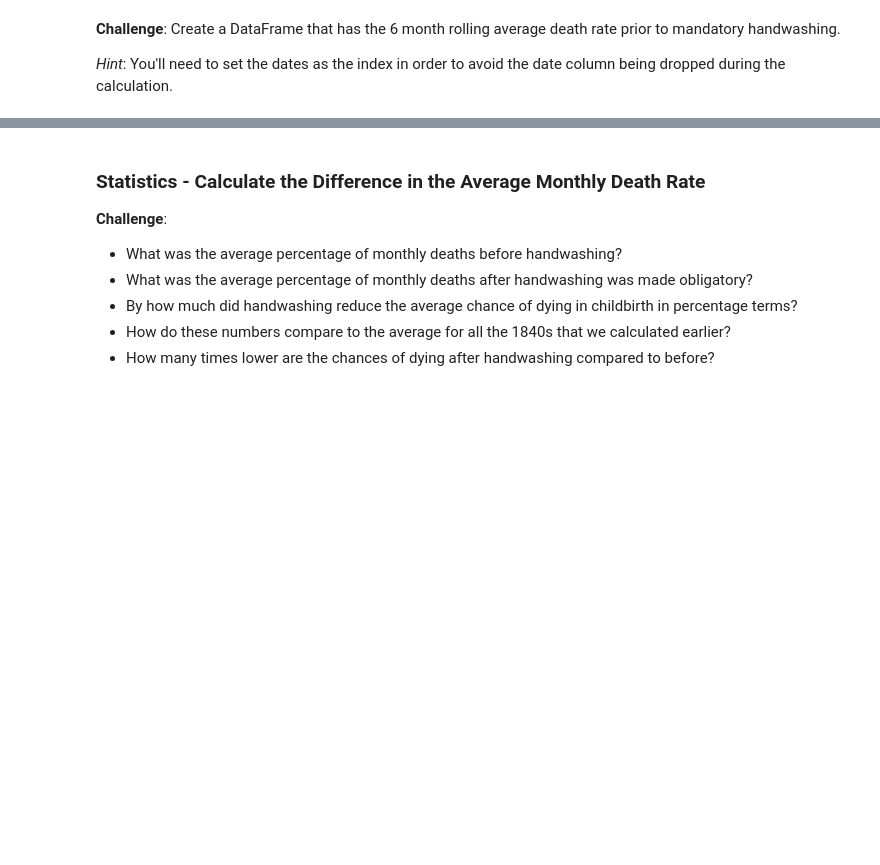
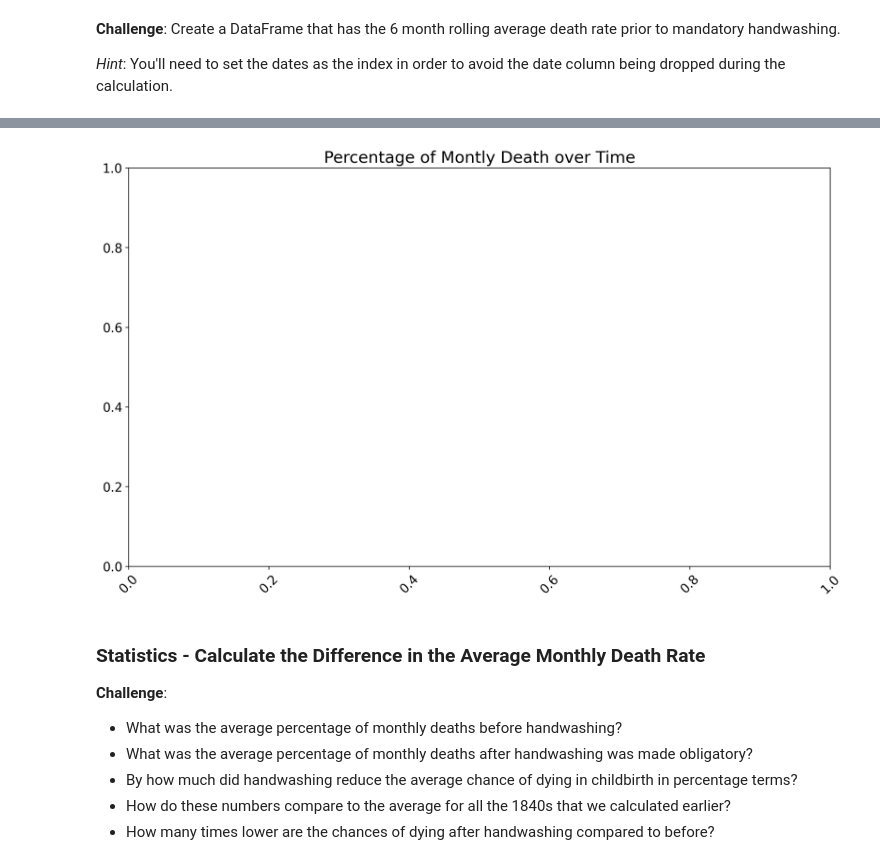
Before and after one commit to TahaThinks/DataScienceProjects2024, a Jupyter notebook: Dr_Semmelweis_Handwashing_Discovery_(start).ipynb, the cells around one changed output, grey strips where cells are left out. Saved outputs shown, nothing was run; the diff lists cells and outputs as text; code cells hidden in the pictures; blank space fills up the shorter version.

```diff
--- a/Dr_Semmelweis_Handwashing_Discovery_(start).ipynb
+++ b/Dr_Semmelweis_Handwashing_Discovery_(start).ipynb
@@ -342,6 +342,17 @@ df_roll = df_roll.rolling(6).mean()
 * Show the moving average as a thicker, crimon line.
 * Show the rate after handwashing as a skyblue line with round markers.
 * Look at the [code snippet in the documentation to see how you can add a legend](https://matplotlib.org/3.1.1/api/_as_gen/matplotlib.pyplot.legend.html) to the chart.
+# %%
+# Format the Figure
+plt.figure(figsize=(14,8), dpi=200)
+plt.title("Percentage of Montly Death over Time", fontsize=18)
+plt.yticks(fontsize=14)
+plt.xticks(fontsize=14, rotation=45)
+
+
+plt.show()
+# %% [output]
+[figure, added]
 # %% [markdown]
 ### Statistics - Calculate the Difference in the Average Monthly Death Rate
 
```
